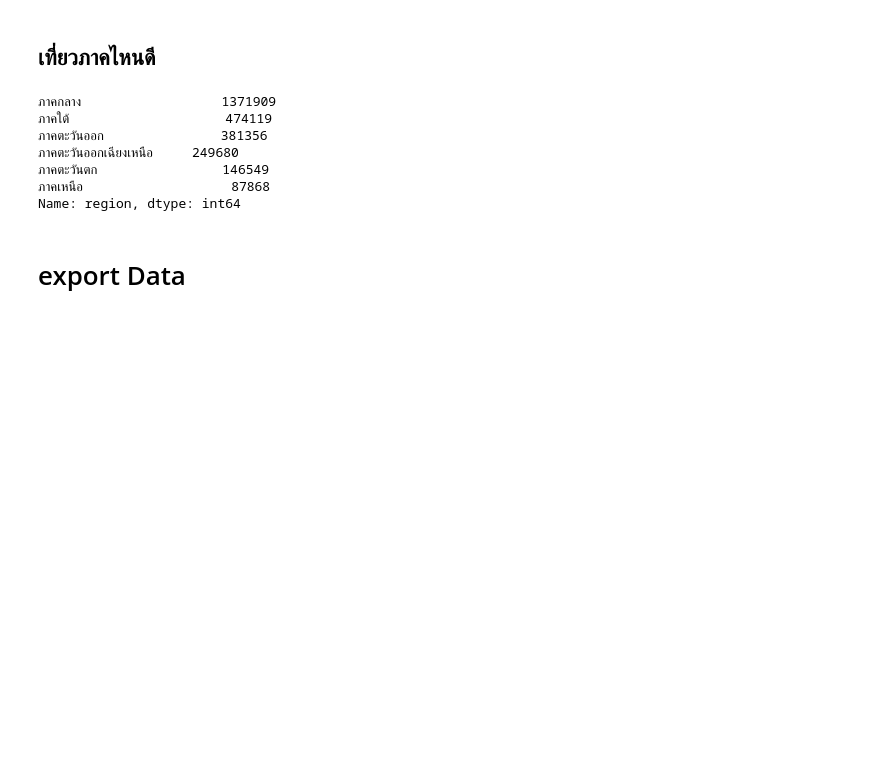
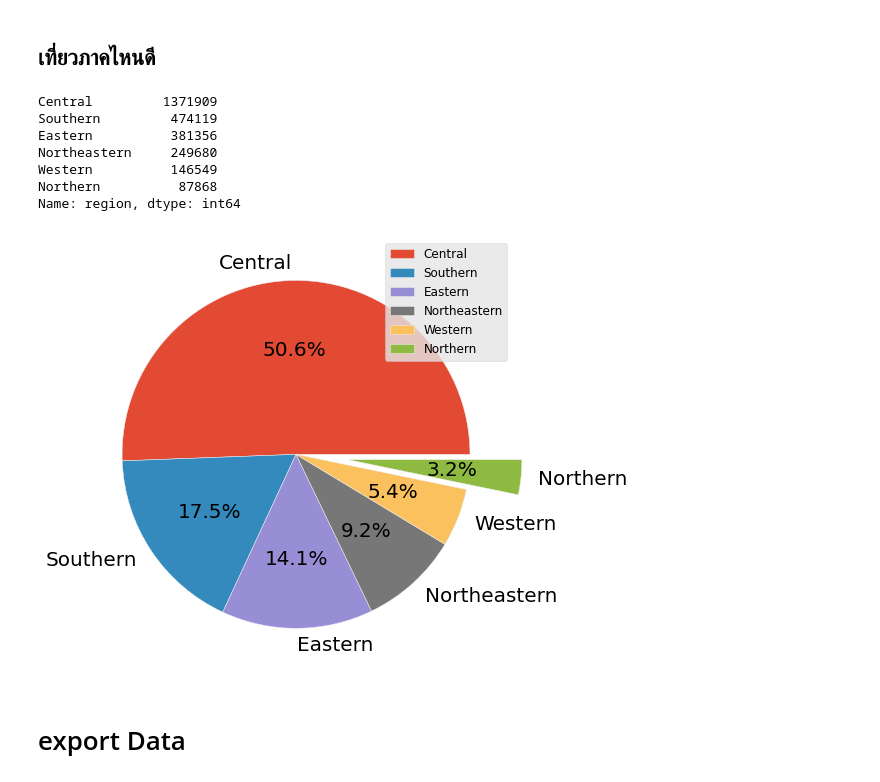
Before and after one commit to macgyver121/DADS5001, a Jupyter notebook: Exercise/Midterm_DADS5001.ipynb, the cells around one changed output. Saved outputs shown, nothing was run; the diff lists cells and outputs as text; code cells hidden in the pictures; blank space fills up the shorter version.

```diff
--- a/Exercise/Midterm_DADS5001.ipynb
+++ b/Exercise/Midterm_DADS5001.ipynb
@@ -941,7 +950,7 @@ conditions = [
 ]
 
 # create a list of the values we want to assign for each condition
-values = ['ภาคเหนือ', 'ภาคตะวันออกเฉียงเหนือ', 'ภาคกลาง', 'ภาคตะวันออก', 'ภาคตะวันตก', 'ภาคใต้']
+values = ['Northern', 'Northeastern', 'Central', 'Eastern', 'Western', 'Southern']
 
 # create a new column and use np.select to assign values to it using our lists as arguments
 df['region'] = np.select(conditions, values, default = None)
@@ -949,10 +958,23 @@ df['region'] = np.select(conditions, values, default = None)
 # display updated DataFrame
 df['region'].value_counts()
 # %% [output]
-ภาคกลาง                  1371909
-ภาคใต้                    474119
-ภาคตะวันออก               381356
-ภาคตะวันออกเฉียงเหนือ     249680
-ภาคตะวันตก                146549
-ภาคเหนือ                   87868
+Central         1371909
+Southern         474119
+Eastern          381356
+Northeastern     249680
+Western          146549
+Northern          87868
 Name: region, dtype: int64
+# %%
+df_reg = df['region'].value_counts()
+# %%
+plt.figure(figsize=(10, 8))
+y = df_reg.values
+mylabels = df_reg.index
+myexplode = [0, 0, 0, 0, 0, 0.3]
+
+plt.pie(y, labels = mylabels, explode = myexplode, autopct='%1.1f%%', textprops={'fontsize': 20})
+plt.legend(loc = 1, fontsize = 12)
+plt.show()
+# %% [output]
+[figure, added]
```
Also changed, not shown: parts of 5 cells of this notebook.
